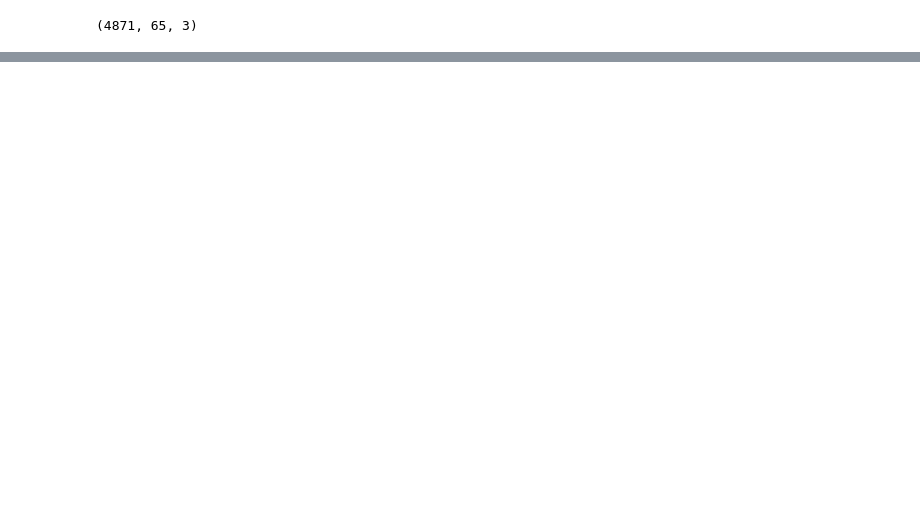
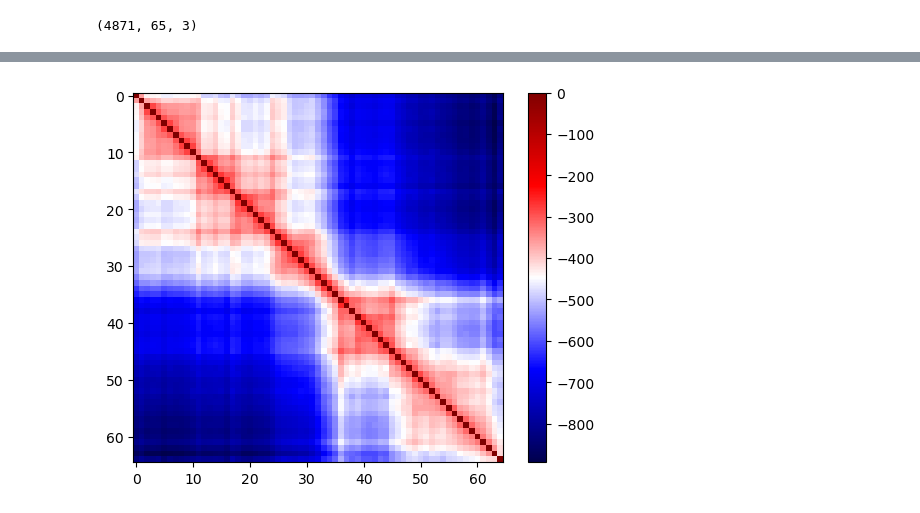
Before and after one commit to ScheWann/ChromPolymerDB, a Jupyter notebook: Scripts/bintu_process.ipynb, the cells around one changed output, grey strips where cells are left out. Drawn from its saved outputs; the diff is of its cells as text; code cells hidden in the pictures; blank space fills up the shorter version.

```diff
--- a/Scripts/bintu_process.ipynb
+++ b/Scripts/bintu_process.ipynb
@@ -21,5 +22,6 @@ print(zxys.shape)
 (4871, 65, 3)
 # %%
 distance_mats=np.array(list(map(squareform,map(pdist,zxys))))
+avg_mat = np.nanmean(distance_mats, axis=0)
 med_mat = np.nanmedian(distance_mats,axis=0)
 # %%
@@ -32,3 +35,11 @@ plt.show()
+# %%
+# Plot the average distance map
+plt.figure()
+plt.imshow(-avg_mat,interpolation='nearest',cmap='seismic')
+plt.colorbar()
+plt.show()
+# %% [output]
+[figure, added]
 # %%
 def interp1dnan(A):
     A_=np.array(A)
```
Also changed, not shown: parts of 6 cells of this notebook.
